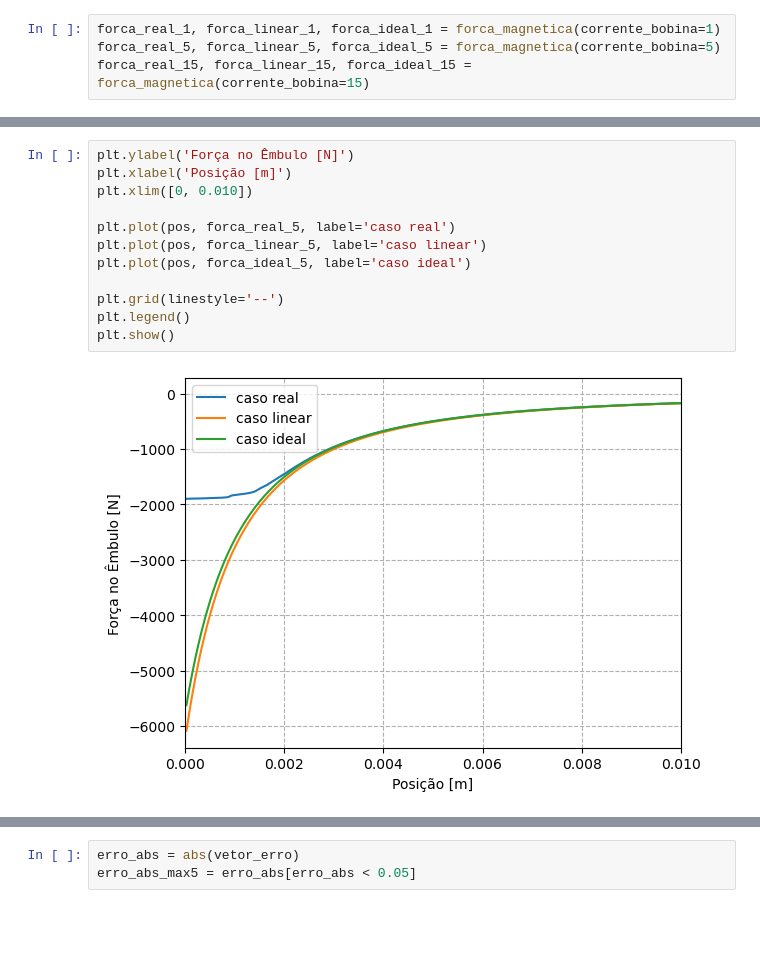
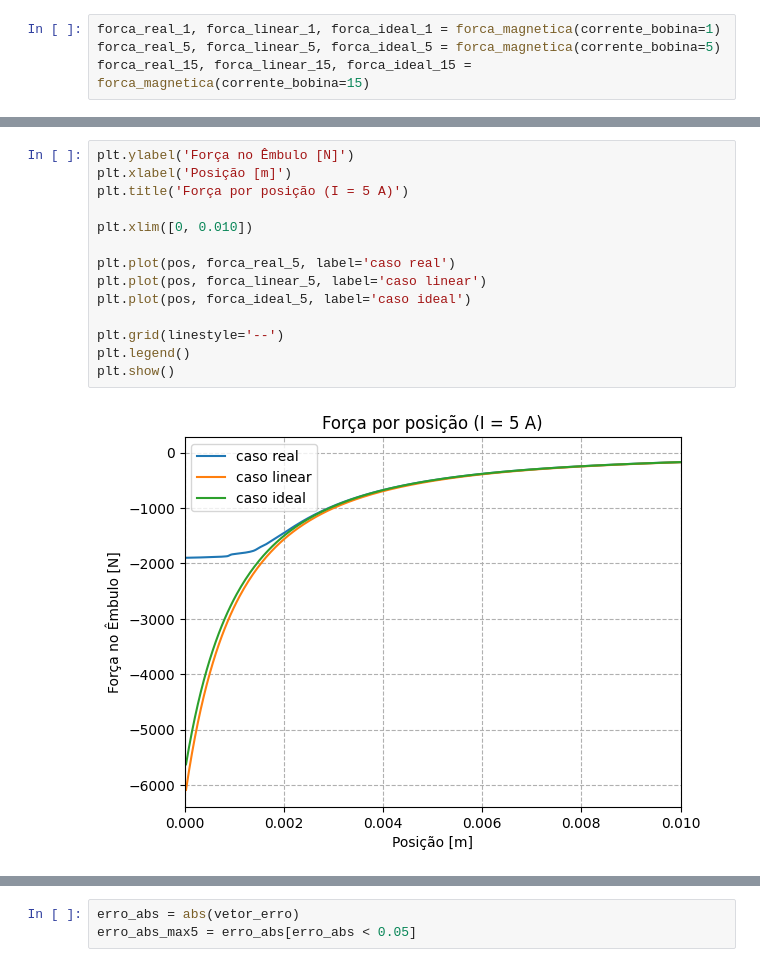
Before and after one commit to Danilo0liveira/conversao-eletromecanica, a Jupyter notebook: ex01.ipynb, the cells around one changed output, grey strips where cells are left out. Cells and saved outputs as stored; diff of their text form; blank space fills up the shorter version.

```diff
--- a/ex01.ipynb
+++ b/ex01.ipynb
@@ -156,17 +157,19 @@ plt.show()
 # %%
 plt.ylabel('Força no Êmbulo [N]')
 plt.xlabel('Posição [m]')
+plt.title('Força por posição (I = 5 A)')
+
 plt.xlim([0, 0.010])
 
 plt.plot(pos, forca_real_5, label='caso real')
 plt.plot(pos, forca_linear_5, label='caso linear')
 plt.plot(pos, forca_ideal_5, label='caso ideal')
 
 plt.grid(linestyle='--')
 plt.legend()
 plt.show()
 # %% [output]
-[figure, old version]
+[figure, new version]
 # %%
 plt.ylabel('Força no Êmbulo [N]')
 plt.xlabel('Posição [m]')
```
Also changed, not shown: parts of 12 cells of this notebook.
